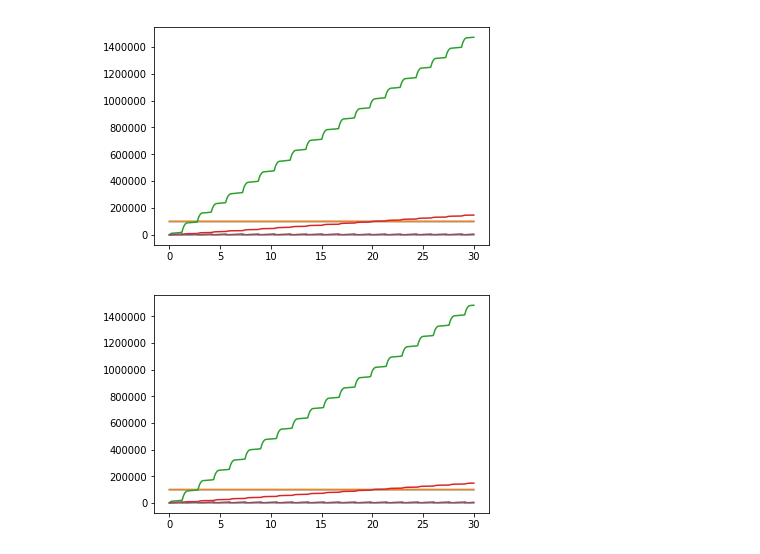
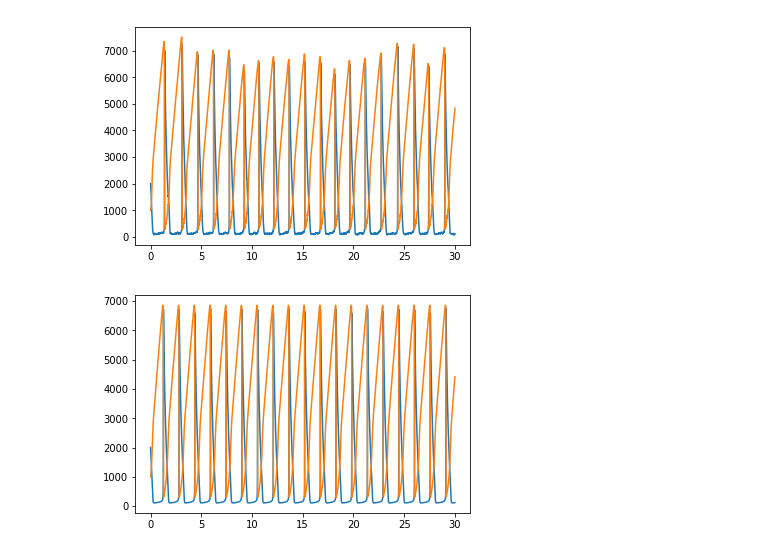
Before and after one commit to StochSS/GillesPy2, a Jupyter notebook: examples/BasicExamples/Brusselator.ipynb, the cells around one changed output. Saved outputs shown, nothing was run; the diff lists cells and outputs as text; code cells hidden in the pictures.

```diff
--- a/examples/BasicExamples/Brusselator.ipynb
+++ b/examples/BasicExamples/Brusselator.ipynb
@@ -121,14 +121,14 @@ Wall time: 4.24 s
 # %%
-for species in results[0]:
+for species in model.species_to_plot:
     if species == 'time': continue
     plt.plot(results[0]['time'], results[0][species])
 # %% [output]
-[figure, old version]
+[figure, new version]
 # %%
 ode_results = model.run(solver=BasicODESolver)
 # %%
-for species in ode_results[0]:
+for species in model.species_to_plot:
     if species == 'time': continue
     plt.plot(ode_results[0]['time'], ode_results[0][species])
 # %% [output]
-[figure, old version]
+[figure, new version]
```
Also changed, not shown: parts of 1 cell of this notebook, 2 other files.
